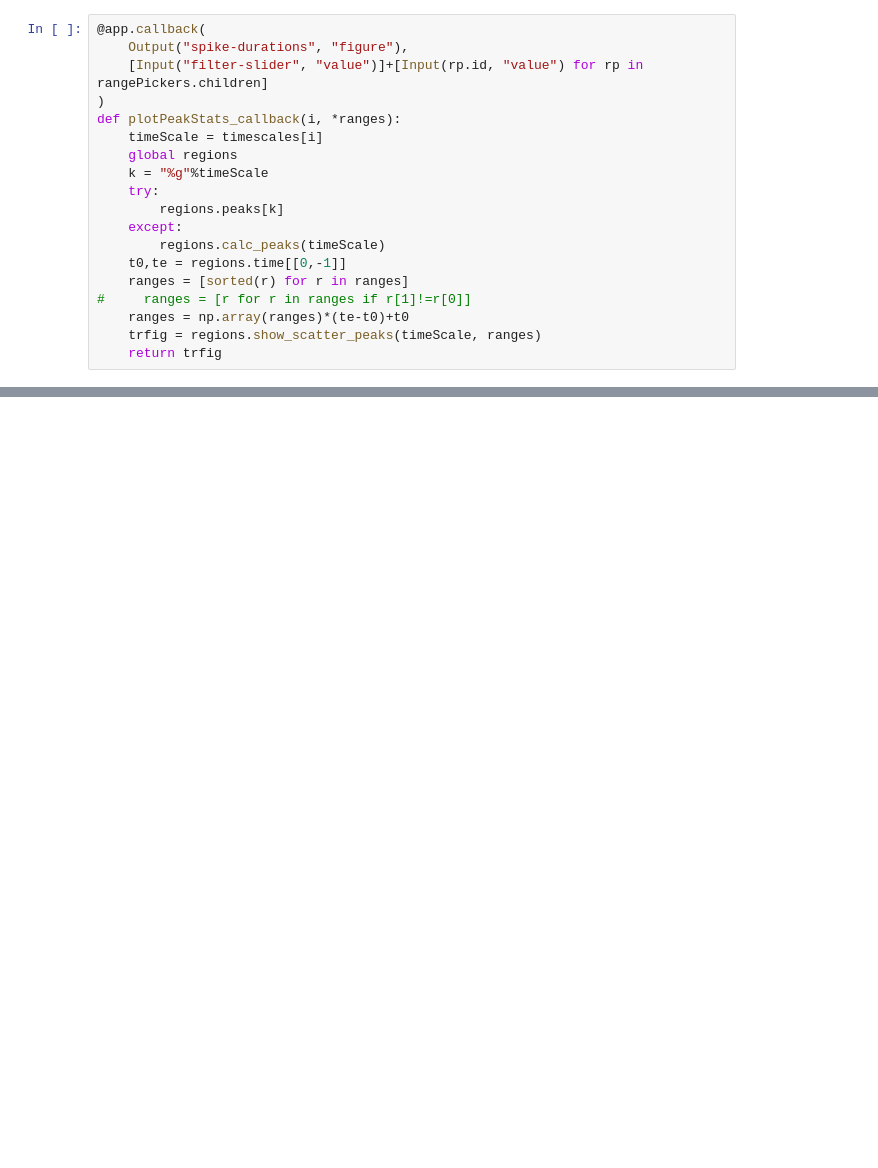
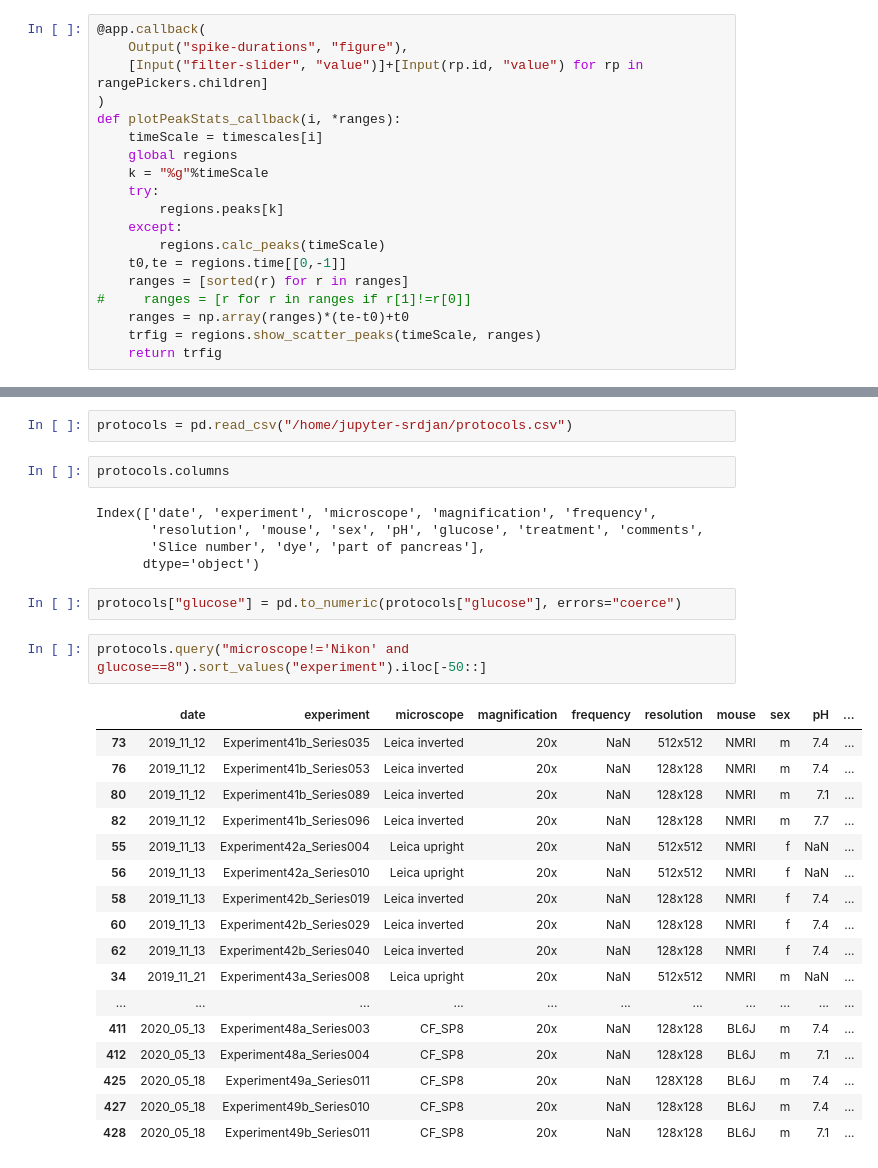
Before and after one commit to szarma/Physio_Ca, a Jupyter notebook: app/explore_roi_1.ipynb, the cells around one changed output, grey strips where cells are left out. Drawn from its saved outputs; the diff is of its cells as text; blank space fills up the shorter version.

```diff
--- a/app/explore_roi_1.ipynb
+++ b/app/explore_roi_1.ipynb
@@ -402,0 +526,31 @@ dict_keys(['4', '5', '3', '2', '1'])
+# %%
+protocols = pd.read_csv("/home/jupyter-srdjan/protocols.csv")
+# %%
+protocols.columns
+# %% [output]
+Index(['date', 'experiment', 'microscope', 'magnification', 'frequency',
+       'resolution', 'mouse', 'sex', 'pH', 'glucose', 'treatment', 'comments',
+       'Slice number', 'dye', 'part of pancreas'],
+      dtype='object')
+# %%
+protocols["glucose"] = pd.to_numeric(protocols["glucose"], errors="coerce")
+# %%
+protocols.query("microscope!='Nikon' and glucose==8").sort_values("experiment").iloc[-50::]
+# %% [output]
+|  | date | experiment | microscope | magnification | frequency | resolution | mouse | sex | pH | ... |
+| 73 | 2019_11_12 | Experiment41b_Series035 | Leica inverted | 20x | NaN | 512x512 | NMRI | m | 7.4 | ... |
+| 76 | 2019_11_12 | Experiment41b_Series053 | Leica inverted | 20x | NaN | 128x128 | NMRI | m | 7.4 | ... |
+| 80 | 2019_11_12 | Experiment41b_Series089 | Leica inverted | 20x | NaN | 128x128 | NMRI | m | 7.1 | ... |
+| 82 | 2019_11_12 | Experiment41b_Series096 | Leica inverted | 20x | NaN | 128x128 | NMRI | m | 7.7 | ... |
+| 55 | 2019_11_13 | Experiment42a_Series004 | Leica upright | 20x | NaN | 512x512 | NMRI | f | NaN | ... |
+| 56 | 2019_11_13 | Experiment42a_Series010 | Leica upright | 20x | NaN | 512x512 | NMRI | f | NaN | ... |
+| 58 | 2019_11_13 | Experiment42b_Series019 | Leica inverted | 20x | NaN | 128x128 | NMRI | f | 7.4 | ... |
+| 60 | 2019_11_13 | Experiment42b_Series029 | Leica inverted | 20x | NaN | 128x128 | NMRI | f | 7.4 | ... |
+| 62 | 2019_11_13 | Experiment42b_Series040 | Leica inverted | 20x | NaN | 128x128 | NMRI | f | 7.4 | ... |
+| 34 | 2019_11_21 | Experiment43a_Series008 | Leica upright | 20x | NaN | 512x512 | NMRI | m | NaN | ... |
+| ... | ... | ... | ... | ... | ... | ... | ... | ... | ... | ... |
+| 411 | 2020_05_13 | Experiment48a_Series003 | CF_SP8 | 20x | NaN | 128x128 | BL6J | m | 7.4 | ... |
+| 412 | 2020_05_13 | Experiment48a_Series004 | CF_SP8 | 20x | NaN | 128x128 | BL6J | m | 7.1 | ... |
+| 425 | 2020_05_18 | Experiment49a_Series011 | CF_SP8 | 20x | NaN | 128X128 | BL6J | m | 7.4 | ... |
+| 427 | 2020_05_18 | Experiment49b_Series010 | CF_SP8 | 20x | NaN | 128x128 | BL6J | m | 7.4 | ... |
+| 428 | 2020_05_18 | Experiment49b_Series011 | CF_SP8 | 20x | NaN | 128x128 | BL6J | m | 7.1 | ... |
```
Also changed, not shown: parts of 27 cells of this notebook, 5 other files.
